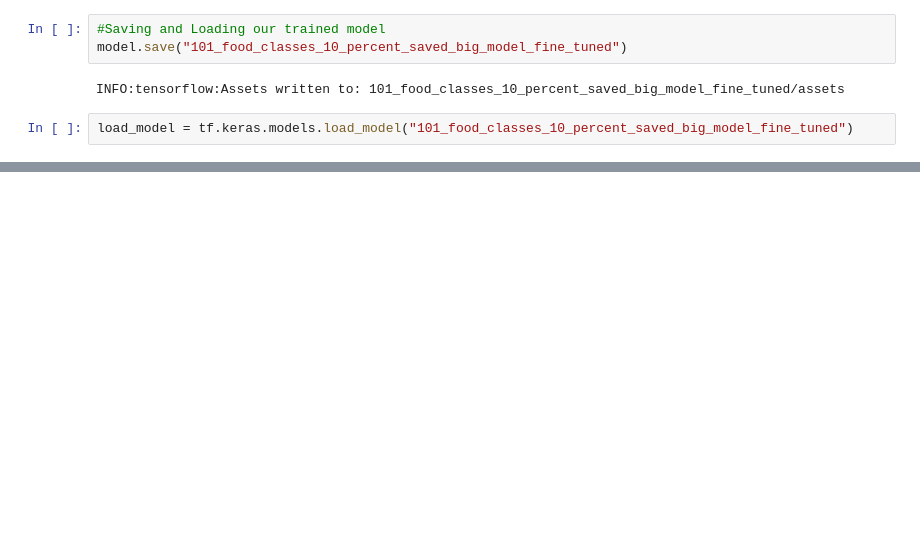
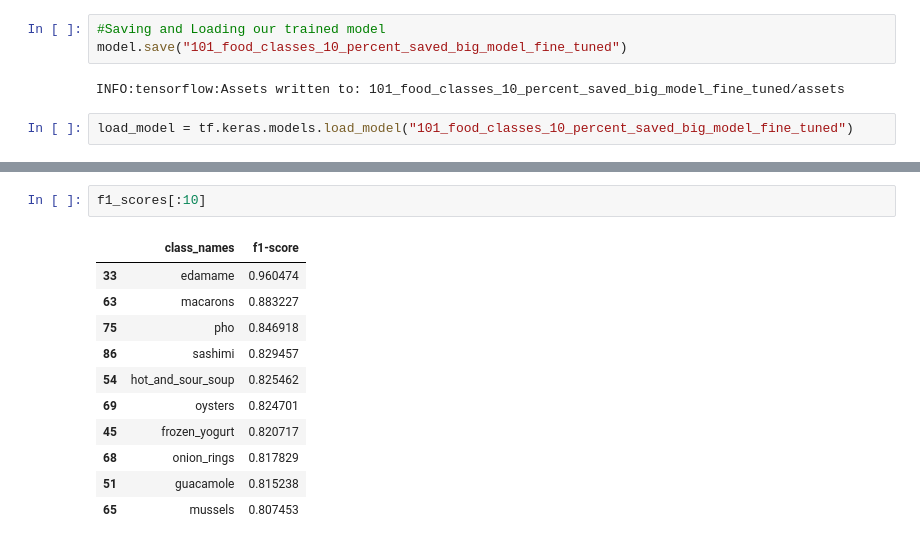
Before and after one commit to JacksonLeb/tensorflow_learning, a Jupyter notebook: 06_transfer_learning_scaling_up.ipynb, the cells around one changed output, grey strips where cells are left out. Drawn from its saved outputs; the diff is of its cells as text; blank space fills up the shorter version.

```diff
--- a/06_transfer_learning_scaling_up.ipynb
+++ b/06_transfer_learning_scaling_up.ipynb
@@ -299,0 +559,14 @@ all_classes_10_percent_fine_tune_results
+# %%
+f1_scores[:10]
+# %% [output]
+|  | class_names | f1-score |
+| 33 | edamame | 0.960474 |
+| 63 | macarons | 0.883227 |
+| 75 | pho | 0.846918 |
+| 86 | sashimi | 0.829457 |
+| 54 | hot_and_sour_soup | 0.825462 |
+| 69 | oysters | 0.824701 |
+| 45 | frozen_yogurt | 0.820717 |
+| 68 | onion_rings | 0.817829 |
+| 51 | guacamole | 0.815238 |
+| 65 | mussels | 0.807453 |
```
Also changed, not shown: parts of 42 cells of this notebook.
